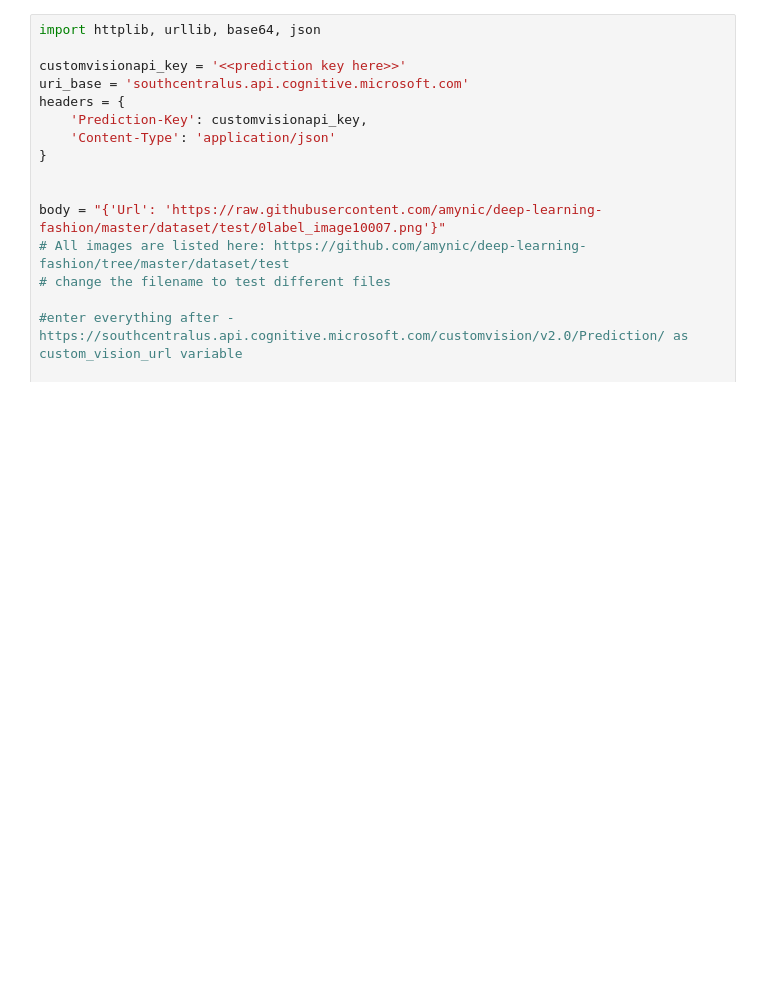
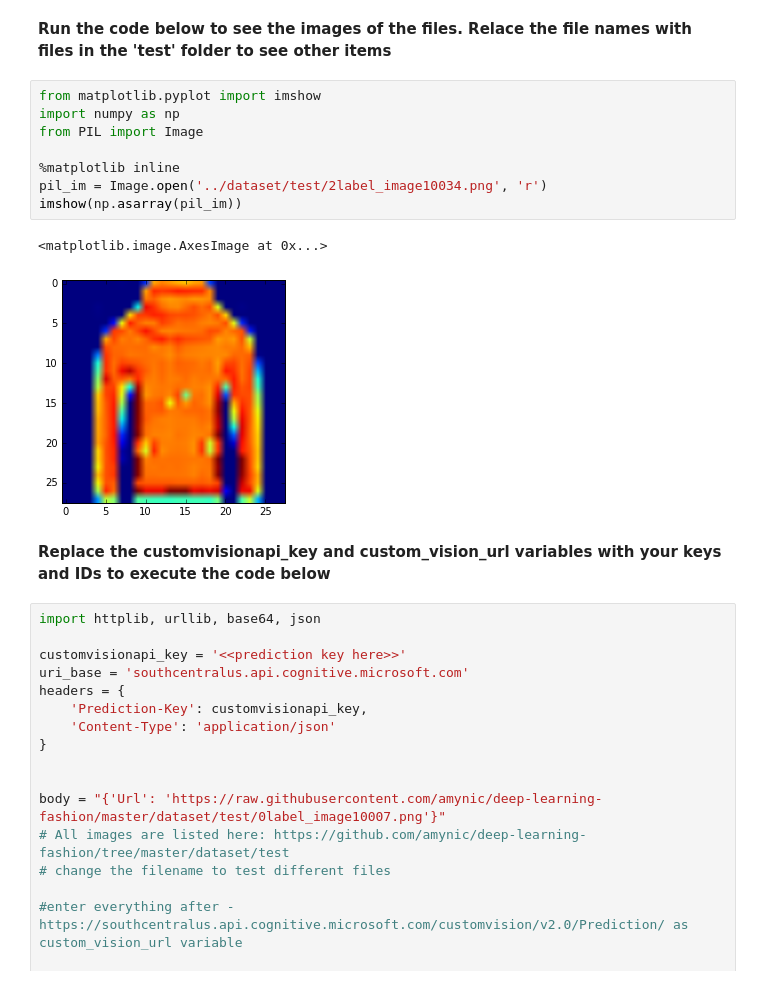
Before and after one commit to amynic/deep-learning-fashion, a Jupyter notebook: custom-vision/custom-vision-sample.ipynb, the cells around one changed output. Cells and saved outputs as stored; diff of their text form; blank space fills up the shorter version.

Commit message:
update formatting of custom vision notebook

```diff
--- a/custom-vision/custom-vision-sample.ipynb
+++ b/custom-vision/custom-vision-sample.ipynb
@@ -1,3 +22,18 @@
+# %% [markdown]
+**Run the code below to see the images of the files. Relace the file names with files in the 'test' folder to see other items**
+# %%
+from matplotlib.pyplot import imshow
+import numpy as np
+from PIL import Image
+
+%matplotlib inline
+pil_im = Image.open('../dataset/test/2label_image10034.png', 'r')
+imshow(np.asarray(pil_im))
+# %% [output]
+<matplotlib.image.AxesImage at 0x...>
+[figure, added]
+# %% [markdown]
+**Replace the customvisionapi_key and custom_vision_url variables with your keys and IDs to execute the code below**
 # %%
 import httplib, urllib, base64, json
 
```
Also changed, not shown: parts of 2 cells of this notebook.
